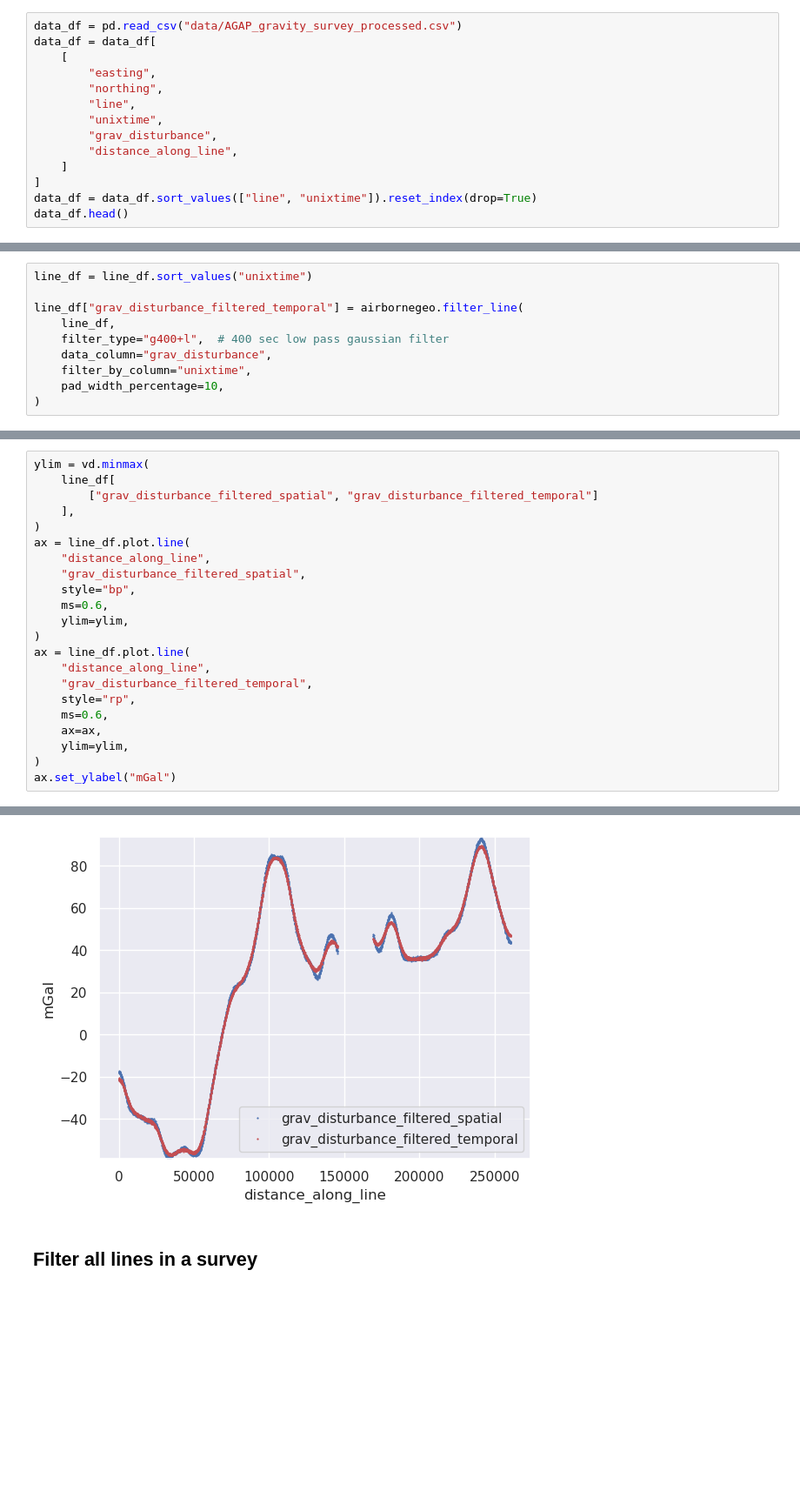
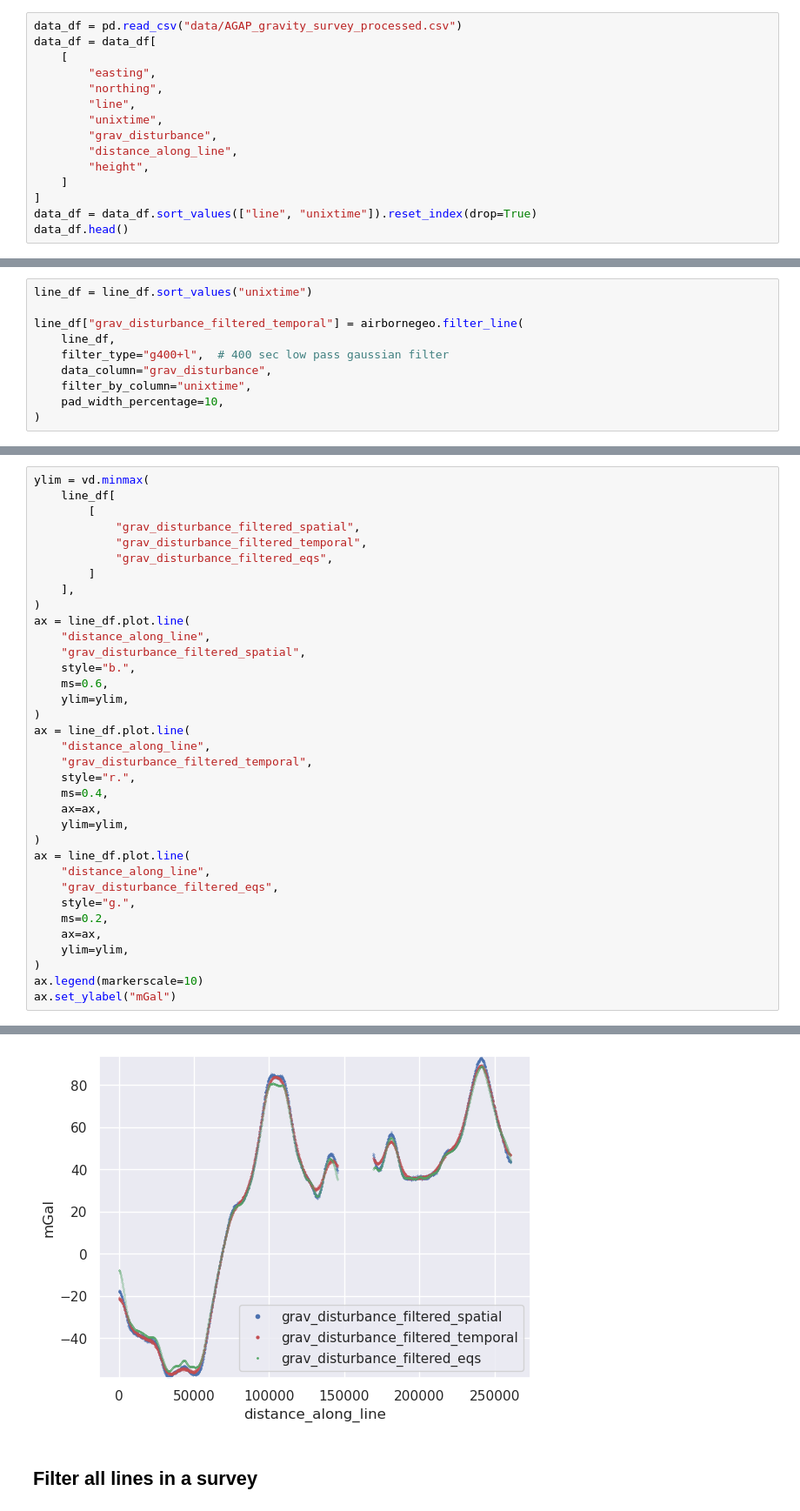
Before and after one commit to GeoToolkits/airbornegeo, a Jupyter notebook: docs/filtering_data_in_1D.ipynb, the cells around one changed output, grey strips where cells are left out. Shown at 87% size. Saved outputs shown, nothing was run; the diff lists cells and outputs as text; blank space fills up the shorter version.

```diff
--- a/docs/filtering_data_in_1D.ipynb
+++ b/docs/filtering_data_in_1D.ipynb
@@ -19,6 +20,7 @@ data_df = data_df[
         "unixtime",
         "grav_disturbance",
         "distance_along_line",
+        "height",
     ]
 ]
 data_df = data_df.sort_values(["line", "unixtime"]).reset_index(drop=True)
@@ -101,28 +147,41 @@ Text(0, 0.5, 'mGal')
 # %%
 ylim = vd.minmax(
     line_df[
-        ["grav_disturbance_filtered_spatial", "grav_disturbance_filtered_temporal"]
+        [
+            "grav_disturbance_filtered_spatial",
+            "grav_disturbance_filtered_temporal",
+            "grav_disturbance_filtered_eqs",
+        ]
     ],
 )
 ax = line_df.plot.line(
     "distance_along_line",
     "grav_disturbance_filtered_spatial",
-    style="bp",
+    style="b.",
     ms=0.6,
     ylim=ylim,
 )
 ax = line_df.plot.line(
     "distance_along_line",
     "grav_disturbance_filtered_temporal",
-    style="rp",
-    ms=0.6,
+    style="r.",
+    ms=0.4,
     ax=ax,
     ylim=ylim,
 )
+ax = line_df.plot.line(
+    "distance_along_line",
+    "grav_disturbance_filtered_eqs",
+    style="g.",
+    ms=0.2,
+    ax=ax,
+    ylim=ylim,
+)
+ax.legend(markerscale=10)
 ax.set_ylabel("mGal")
 # %% [output]
 Text(0, 0.5, 'mGal')
-[figure, old version]
+[figure, new version]
 # %% [markdown]
 ## Filter all lines in a survey
 # %% [markdown]
```
Also changed, not shown: parts of 15 cells of this notebook.
